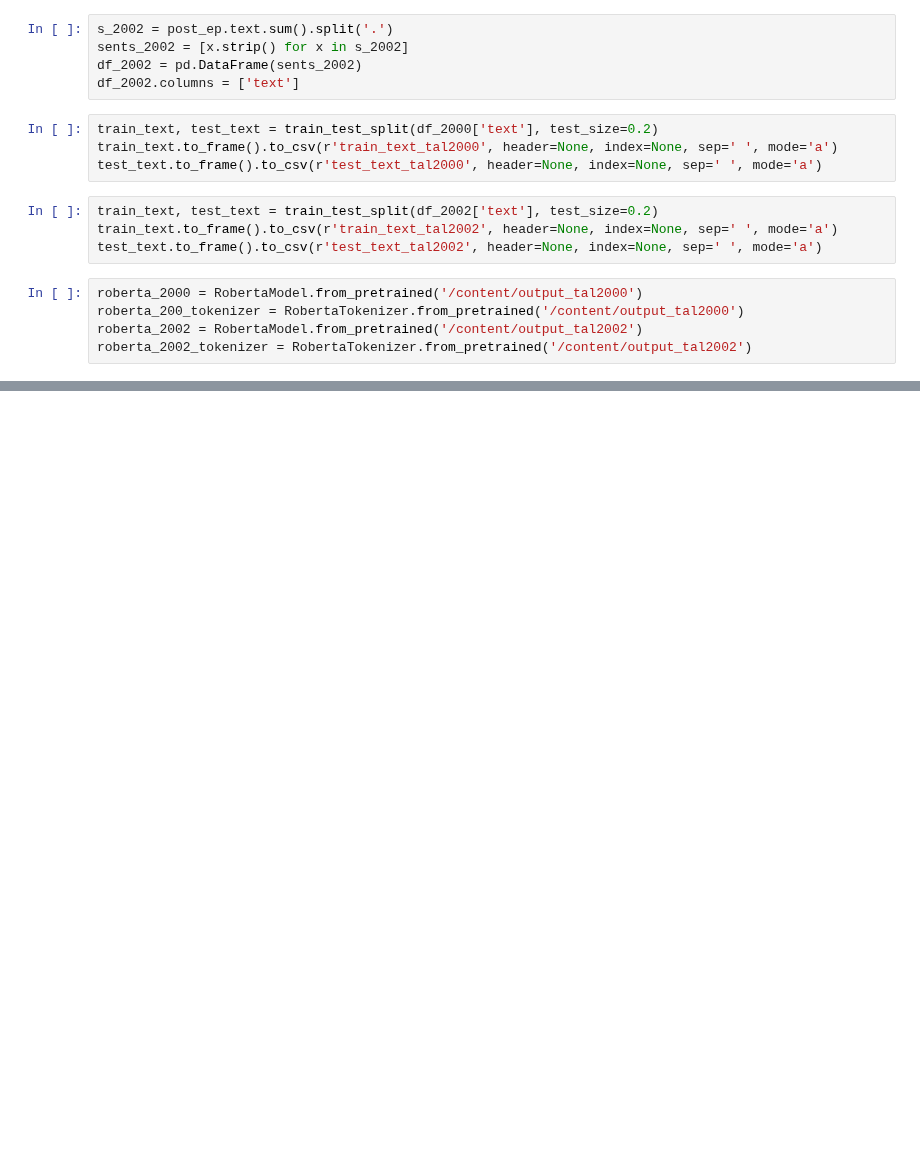
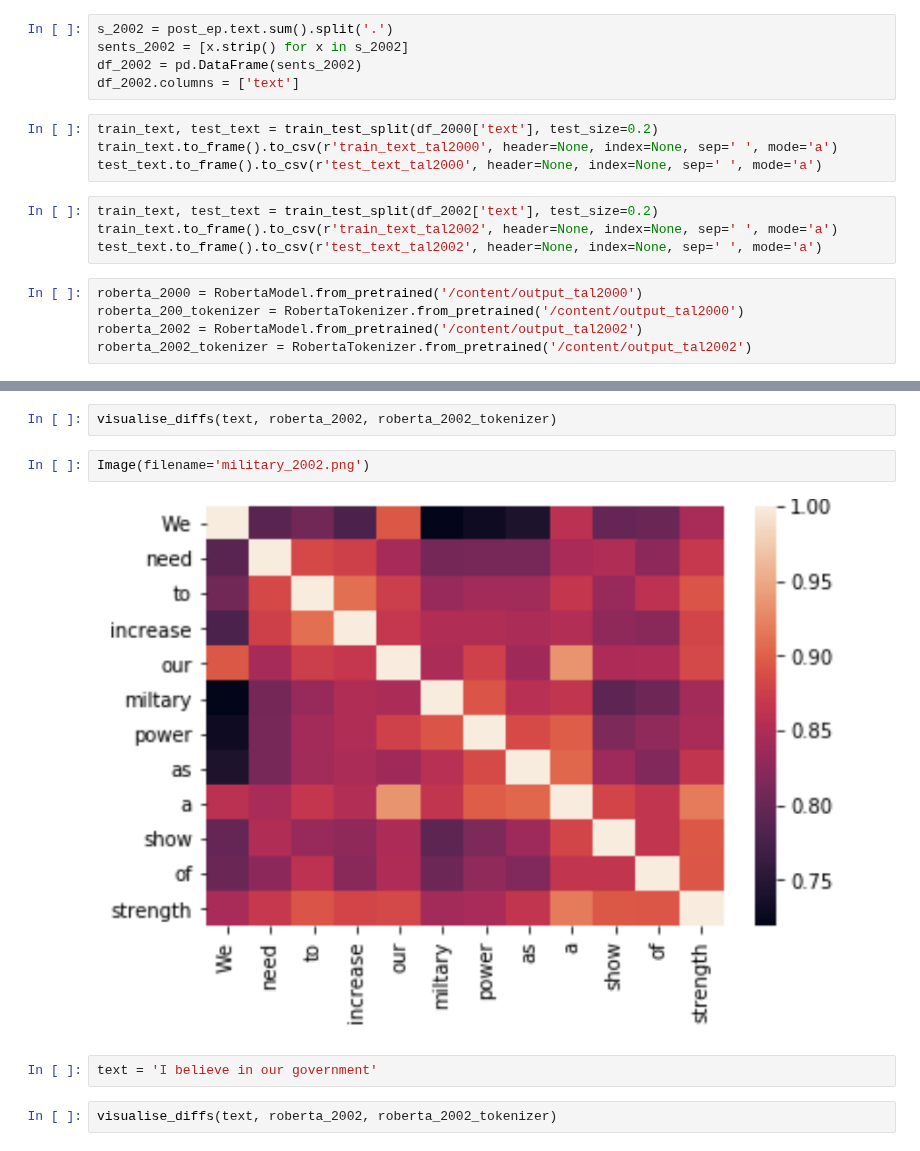
Before and after one commit to katykoenig/Content-Analysis-2020, a Jupyter notebook: week-8/8-Deep-Neural-Nets-and-Text.ipynb, the cells around one changed output, grey strips where cells are left out. Drawn from its saved outputs; the diff is of its cells as text; blank space fills up the shorter version.

```diff
--- a/week-8/8-Deep-Neural-Nets-and-Text.ipynb
+++ b/week-8/8-Deep-Neural-Nets-and-Text.ipynb
@@ -2022,0 +2031,10 @@ roberta_2002_tokenizer = RobertaTokenizer.from_pretrained('/content/output_tal20
+# %%
+visualise_diffs(text, roberta_2002, roberta_2002_tokenizer)
+# %%
+Image(filename='military_2002.png')
+# %% [output]
+[figure, added]
+# %%
+text = 'I believe in our government'
+# %%
+visualise_diffs(text, roberta_2002, roberta_2002_tokenizer)
```
Also changed, not shown: parts of 7 cells of this notebook.
